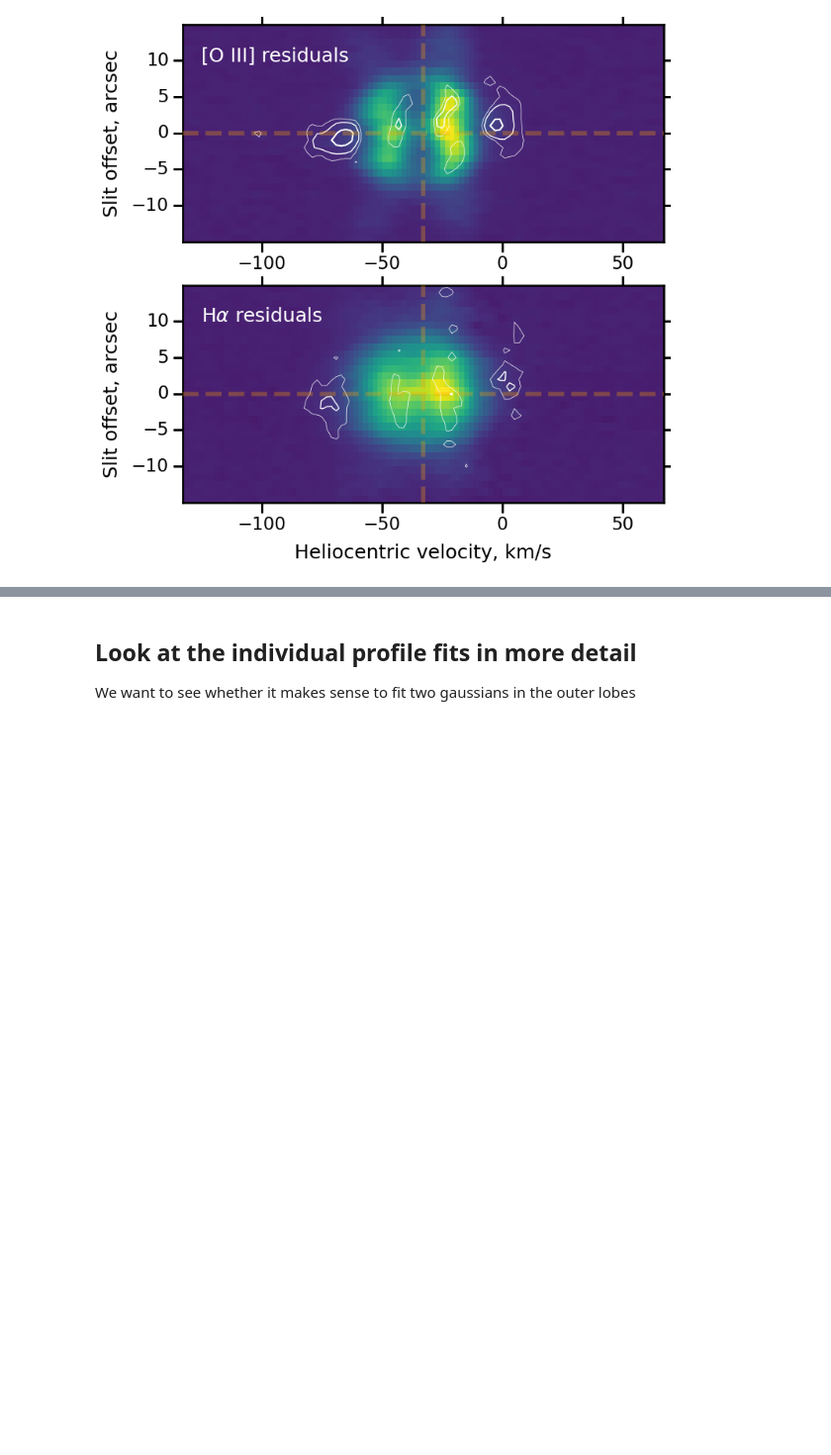
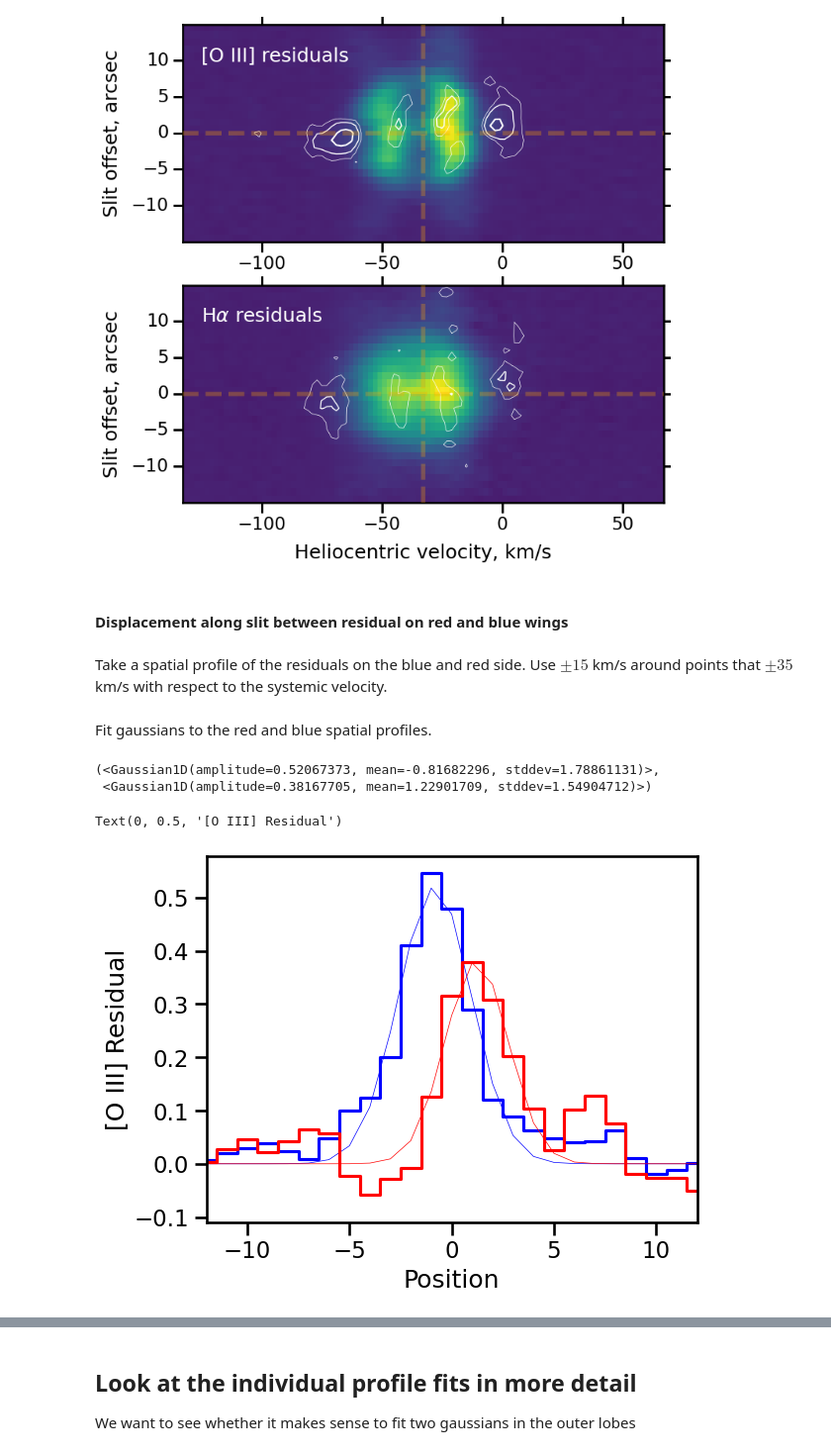
Before and after one commit to will-henney/teresa-pn-ou5, a Jupyter notebook: notebooks/04-02-line-profiles-1d.ipynb, the cells around one changed output, grey strips where cells are left out. Shown at 99% size. Cells and saved outputs as stored; diff of their text form; code cells hidden in the pictures; blank space fills up the shorter version.

```diff
--- a/notebooks/04-02-line-profiles-1d.ipynb
+++ b/notebooks/04-02-line-profiles-1d.ipynb
@@ -1166,3 +1166,55 @@ fig.savefig(figfile.replace(".pdf", ".jpg"))
 ...;
 # %% [output]
 [figure]
+# %% [markdown]
+#### Displacement along slit between residual on red and blue wings
+# %% [markdown]
+Take a spatial profile of the residuals on the blue and red side. Use $\pm 15$ km/s around points that $\pm 35$ km/s with respect to the systemic velocity.
+# %%
+resid_blue = np.nansum(
+    np.where(
+        np.abs(v_arr - (vsys - 35)) < 15,
+        resid_arr,
+        np.nan,
+    ),
+    axis=1,
+)
+resid_red = np.nansum(
+    np.where(
+        np.abs(v_arr - (vsys + 35)) < 15,
+        resid_arr,
+        np.nan,
+    ),
+    axis=1,
+)
+# %% [markdown]
+Fit gaussians to the red and blue spatial profiles.
+# %%
+maxpos = 12
+is_near_center = np.abs(fine_positions) <= maxpos
+g_b = fitter(
+    models.Gaussian1D(amplitude=np.max(resid_blue), mean=0, stddev=3.0),
+    fine_positions[is_near_center],
+    resid_blue[is_near_center],
+)
+g_r = fitter(
+    models.Gaussian1D(amplitude=np.max(resid_red), mean=0, stddev=3.0),
+    fine_positions[is_near_center],
+    resid_red[is_near_center],
+)
+g_b, g_r
+# %% [output]
+(<Gaussian1D(amplitude=0.52067373, mean=-0.81682296, stddev=1.78861131)>,
+ <Gaussian1D(amplitude=0.38167705, mean=1.22901709, stddev=1.54904712)>)
+# %%
+fig, ax = plt.subplots()
+ax.plot(fine_positions, resid_blue, color="b", ds="steps-mid")
+ax.plot(fine_positions, g_b(fine_positions), lw=0.5, color="b")
+ax.plot(fine_positions, resid_red, color="r", ds="steps-mid")
+ax.plot(fine_positions, g_r(fine_positions), lw=0.5, color="r")
+ax.set_xlim([-maxpos, maxpos])
+ax.set_xlabel("Position")
+ax.set_ylabel("[O III] Residual")
+# %% [output]
+Text(0, 0.5, '[O III] Residual')
+[figure, added]
```
Also changed, not shown: parts of 11 cells of this notebook, 10 other files.
